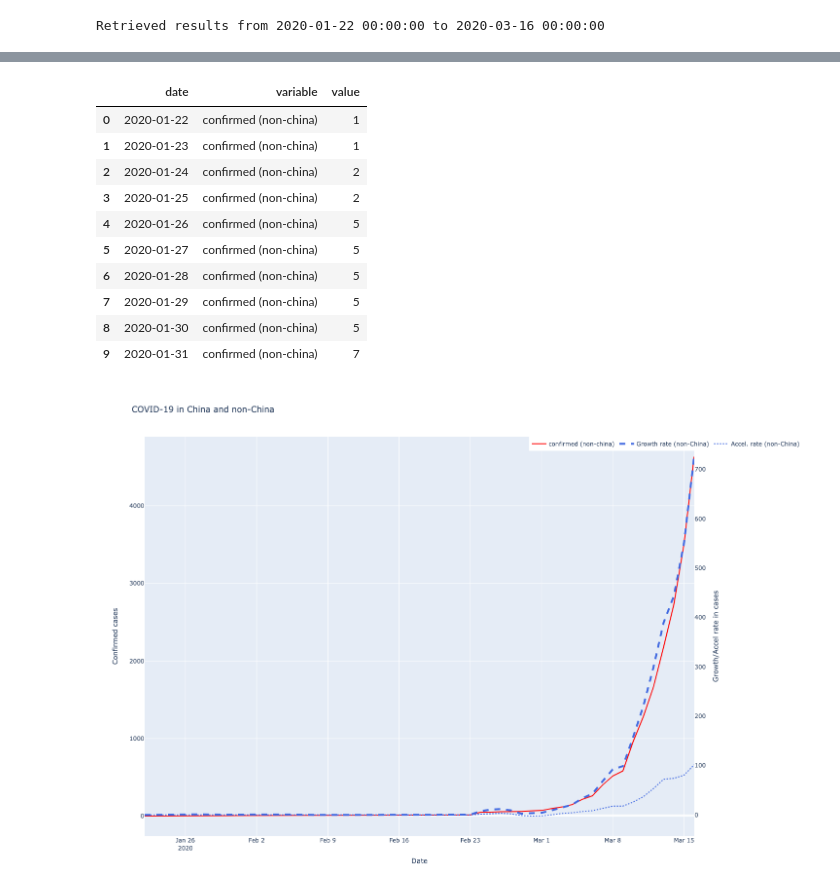
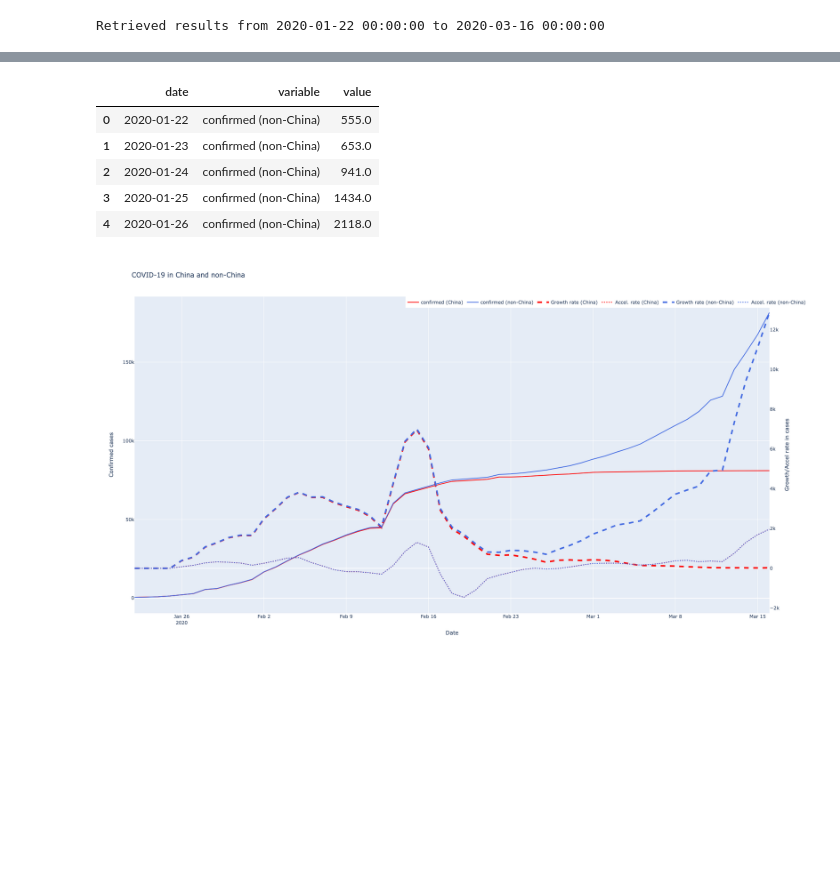
Before and after one commit to ivanmkc/covid19, a Jupyter notebook: covid.ipynb, the cells around one changed output, grey strips where cells are left out. Drawn from its saved outputs; the diff is of its cells as text; code cells hidden in the pictures; blank space fills up the shorter version.

```diff
--- a/covid.ipynb
+++ b/covid.ipynb
@@ -53,7 +60,7 @@ date       countryregion
 # %%
 # Prepare China
 df_china = df_confirmed_grouped.query('countryregion == "China"')
-df_china_prepared = df_china.droplevel('countryregion').rename(columns=lambda x: x+' (china)').reset_index().melt(id_vars="date")
+df_china_prepared = df_china.groupby('date').sum().rename(columns=lambda x: x+' (China)')
 
-df_china_prepared.head(10)
+df_china_prepared.head()
 # %% [output]
@@ -71,37 +123,14 @@ df_china_prepared.head(10)
 # %%
-# Prepare non-China
-# print(df_confirmed_grouped.index.unique(level='countryregion'))
-df_non_china = df_confirmed_grouped.query('countryregion != "China"')
-df_non_china_prepared = df_non_china.sum(level='date').fillna(0).rename(columns=lambda x: x+' (non-china)').reset_index().melt(id_vars="date")
-df_non_china_prepared.head(10)
+# Convert to 'tidy' format for plotting
+df_non_china_prepared = df_non_china.rename(columns=lambda x: x+' (non-China)').reset_index().melt(id_vars="date")
+df_non_china_prepared.head()
 # %% [output]
 |  | date | variable | value |
-| 0 | 2020-01-22 | confirmed (non-china) | 1 |
-| 1 | 2020-01-23 | confirmed (non-china) | 1 |
-| 2 | 2020-01-24 | confirmed (non-china) | 2 |
-| 3 | 2020-01-25 | confirmed (non-china) | 2 |
-| 4 | 2020-01-26 | confirmed (non-china) | 5 |
-| 5 | 2020-01-27 | confirmed (non-china) | 5 |
-| 6 | 2020-01-28 | confirmed (non-china) | 5 |
-| 7 | 2020-01-29 | confirmed (non-china) | 5 |
-| 8 | 2020-01-30 | confirmed (non-china) | 5 |
-| 9 | 2020-01-31 | confirmed (non-china) | 7 |
+| 0 | 2020-01-22 | confirmed (non-China) | 555.0 |
+| 1 | 2020-01-23 | confirmed (non-China) | 653.0 |
+| 2 | 2020-01-24 | confirmed (non-China) | 941.0 |
+| 3 | 2020-01-25 | confirmed (non-China) | 1434.0 |
+| 4 | 2020-01-26 | confirmed (non-China) | 2118.0 |
-# %%
-# Calculate percentage change
-window = 5
-growthCalculation = lambda x: (x.max())
-
-from sklearn.linear_model import LinearRegression
-linear_regressor = LinearRegression()
-
-x = pd.Series(range(0,window)).values.reshape(-1,1)
-linearCoefficient = lambda values: (linear_regressor.fit(x, values.values.reshape(-1,1)).coef_)
-
-df_china_prepared['growth_rate'] = df_china_prepared.groupby(['variable'])['value'].rolling(window).apply(linearCoefficient).fillna(0).reset_index(level=0, drop=True)
-df_china_prepared['acceleration_rate'] = df_china_prepared['growth_rate'].rolling(window).apply(linearCoefficient).fillna(0).reset_index(level=0, drop=True)
-
-df_non_china_prepared['growth_rate'] = df_non_china_prepared.groupby(['variable'])['value'].rolling(window).apply(linearCoefficient).fillna(0).reset_index(level=0, drop=True)
-df_non_china_prepared['acceleration_rate'] = df_non_china_prepared['growth_rate'].rolling(window).apply(linearCoefficient).fillna(0).reset_index(level=0, drop=True)
 # %%
 # Show fig
 import plotly.express as px
@@ -118,49 +147,61 @@ layout = go.Layout(title="COVID-19 in China and non-China", margin={"l": 100, "r
 
 chinaColor = colorSequence[0]
 nonChinaColor = colorSequence[1]
+colorMap = {'confirmed (China)':chinaColor,
+           'growth_rate (China)':chinaColor,
+           'acceleration_rate (China)':chinaColor,
+           'confirmed (non-China)':nonChinaColor,
+           'growth_rate (non-China)':nonChinaColor,
+           'acceleration_rate (non-China)':nonChinaColor,
+          }
 
-traces_confirmed = px.line(pd.concat([df_china_prepared, df_non_china_prepared]),
+# Only plot 'confirmed', since we can't control the dashed lines and second-axes using Plotly Express
+traces_confirmed = px.line(pd.concat([df_china_prepared, df_non_china_prepared]).query('variable == ["confirmed (China)", "confirmed (non-China)"]'),
                            x='date',
                            y='value',
                            color='variable',
                            title='COVID-19 in China and non-China',
-                           color_discrete_sequence=colorSequence,).data
+                           color_discrete_map=colorMap,).data
+
+# Reset index
+df_non_china = df_non_china.reset_index()
 
 # Add growth rate
-trace_growth_china = go.Scatter(x=df_china_prepared['date'],
-                                y=df_china_prepared['growth_rate'],
+trace_growth_china = go.Scatter(x=df_china['date'],
+                                y=df_china['growth_rate'],
                                 name='Growth rate (China)',
                                 line=dict(color=chinaColor,
                                           width=4,
                                           dash='dash'),
                                 yaxis="y2")
-trace_growth_non_china = go.Scatter(x=df_non_china_prepared['date'],
-                                    y=df_non_china_prepared['growth_rate'],
+trace_growth_non_china = go.Scatter(x=df_non_china['date'],
+                                    y=df_non_china['growth_rate'],
                                     name='Growth rate (non-China)',
                                     line=dict(color=nonChinaColor,
                                               width=4,
                                               dash='dash'),
                                     yaxis="y2")
 
 # Add acceleration rate
-trace_accel_china = go.Scatter(x=df_china_prepared['date'],
-                               y=df_china_prepared['acceleration_rate'],
+trace_accel_china = go.Scatter(x=df_non_china['date'],
+                               y=df_non_china['acceleration_rate'],
                                name='Accel. rate (China)',
                          line=dict(color=chinaColor,
                                    width=2,
                                    dash='dot'),
                                yaxis="y2")
-trace_accel_non_china = go.Scatter(x=df_non_china_prepared['date'],
-                                   y=df_non_china_prepared['acceleration_rate'],
+
+trace_accel_non_china = go.Scatter(x=df_non_china['date'],
+                                   y=df_non_china['acceleration_rate'],
                                    name='Accel. rate (non-China)',
                          line=dict(color=nonChinaColor,
                                    width=2,
                                    dash='dot'),
                                    yaxis="y2")
 
 # Combine to make a tuple
 traces_combined = traces_confirmed + (trace_growth_china, trace_accel_china, trace_growth_non_china, trace_accel_non_china,)
 fig = go.Figure(data=traces_combined, layout=layout)
 fig.show()
 # %% [output]
-[figure, old version]
+[figure, new version]
```
Also changed, not shown: parts of 9 cells of this notebook.
